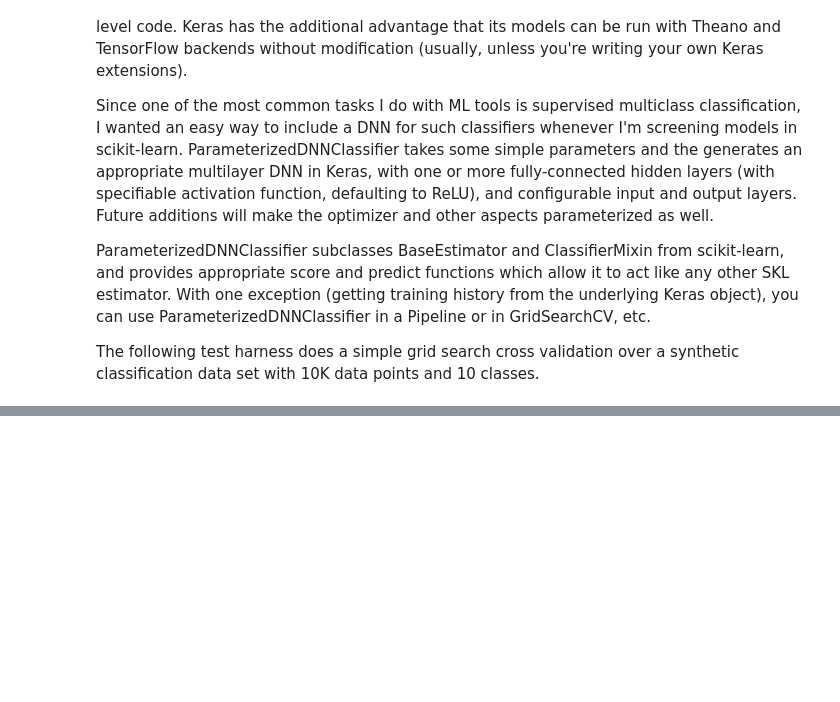
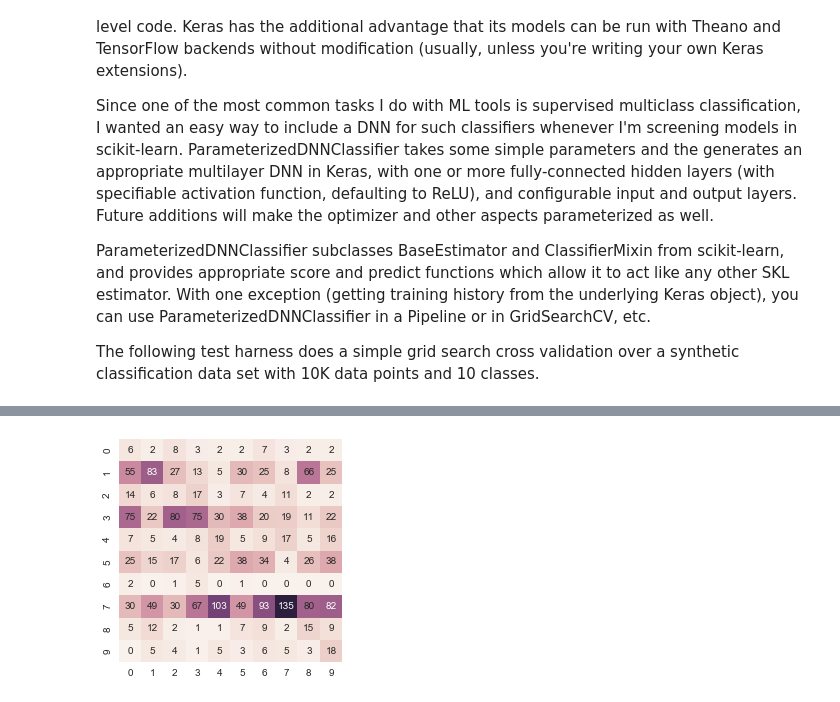
Before and after one commit to mmadsen/sklearn-mmadsen, a Jupyter notebook: notebooks/dnn-classifier-test.ipynb, the cells around one changed output, grey strips where cells are left out. Drawn from its saved outputs; the diff is of its cells as text; code cells hidden in the pictures; blank space fills up the shorter version.

```diff
--- a/notebooks/dnn-classifier-test.ipynb
+++ b/notebooks/dnn-classifier-test.ipynb
@@ -61,6 +65,7 @@ x_train_rows = X_train.shape[0]
 x_train_cols = X_train.shape[1]
 x_test_rows = X_test.shape[0]
 x_test_cols = X_test.shape[1]
+y_test_cols = y_test.shape[1]
 
 # make sure the data arrays are the correct shape, or Theano will never let you hear the end of it...
 X_train = X_train.reshape(x_train_rows, x_train_cols)
@@ -138,3 +207,5 @@ plt.show()
 # %%
-labels = range(0, x_train_cols)
+labels = range(0, y_test_cols)
 confusion_heatmap(actuals, predictions, labels)
+# %% [output]
+[figure, added]
```
Also changed, not shown: parts of 6 cells of this notebook, 4 other files.
